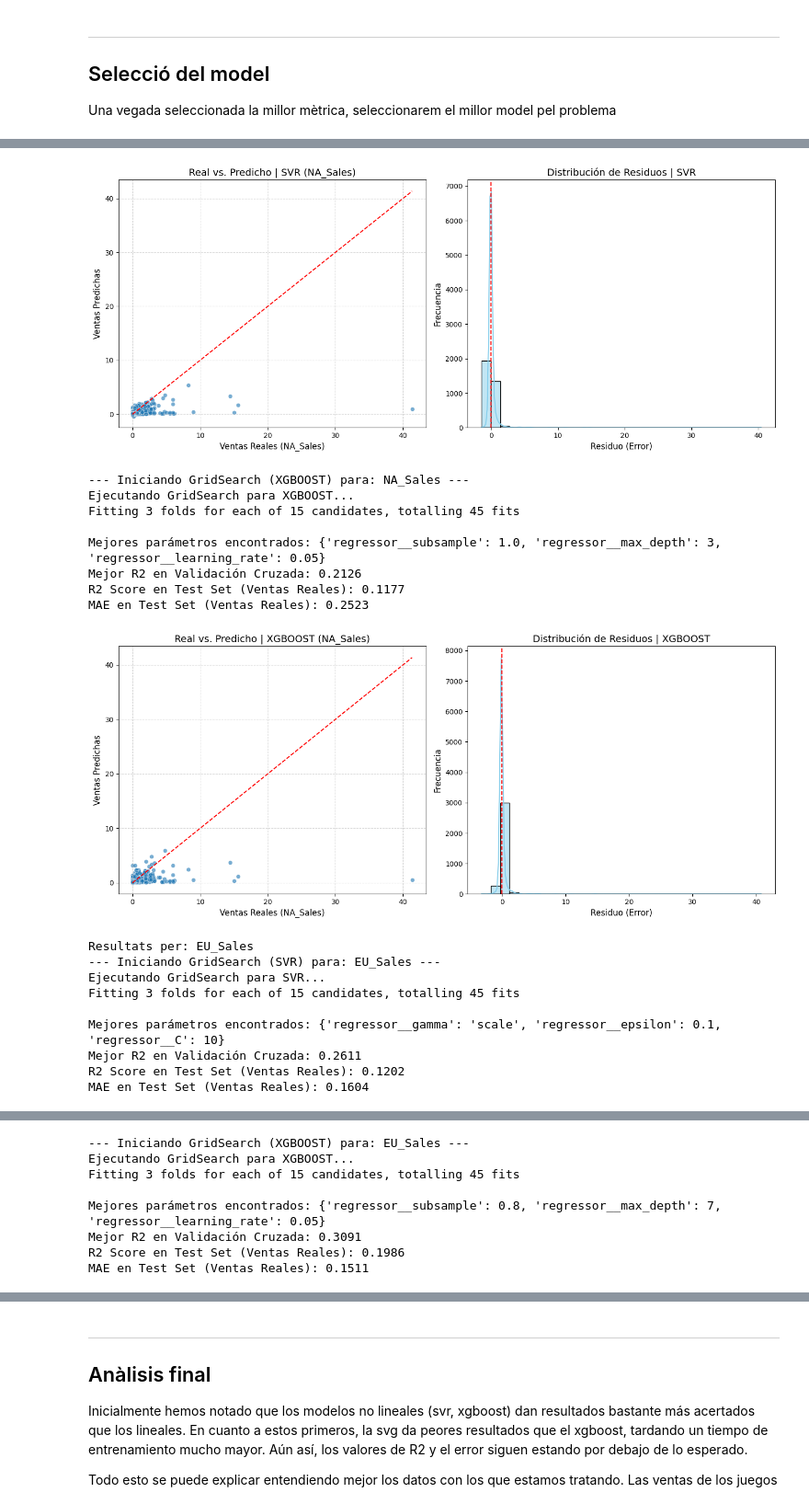
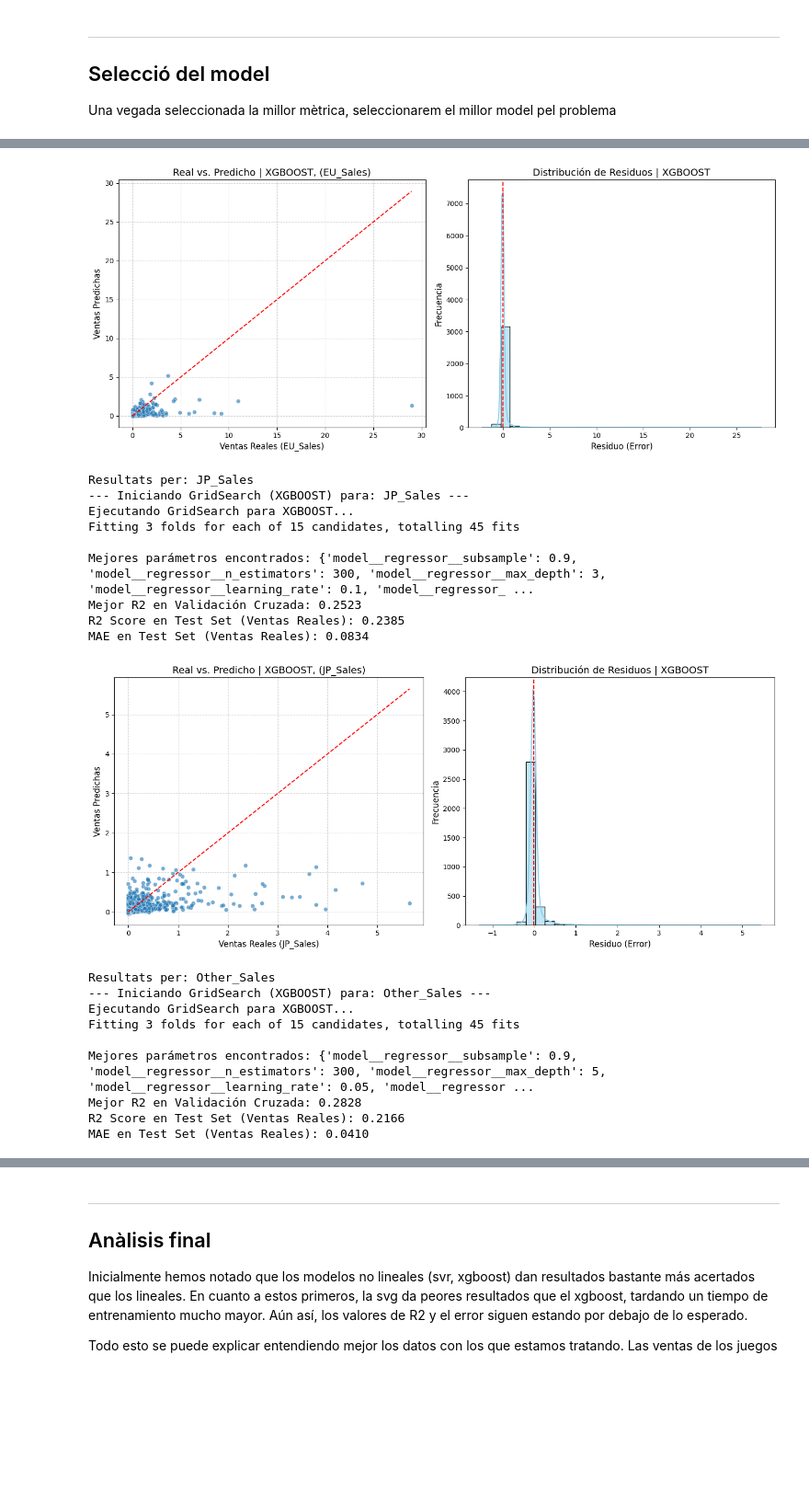
Before and after one commit to Emparans/video-games-sales-with-ratings, a Jupyter notebook: Kaggle.ipynb, the cells around one changed output, grey strips where cells are left out. Shown at 92% size. Drawn from its saved outputs; the diff is of its cells as text; code cells hidden in the pictures; blank space fills up the shorter version.

Commit message:
Created logaritmic wrapper for the xgboost

```diff
--- a/Kaggle.ipynb
+++ b/Kaggle.ipynb
@@ -404,7 +407,7 @@ rating_feature = ['Rating']
 rating_categories = [['RP', 'EC', 'K-A', 'E', 'E10+', 'T', 'M', 'AO']]
 genre_platform_features = ['Genre', 'Platform']
 publisher_feature = ['Publisher_Tier']
-tier_categories = [['Petit', 'Mitja', 'Gran']]
+tier_categories = [['Molt petit', 'Petit', 'Mitja', 'Gran', 'Gegant']]
 
 class UserScoreCleaner(BaseEstimator, TransformerMixin): #canvia esl tbd per nans a la columna user score i o pasa a float
     def fit(self, X, y=None):
@@ -426,9 +429,16 @@ class PublisherBinner(BaseEstimator, TransformerMixin): #codifica els publishers
 
         def classify(publisher):
             count = self.publisher_counts_.get(publisher, 0)
-            if count >= 1000: return 'Gran'
-            elif count >= 300: return 'Mitja'
-            else: return 'Petit'
+            if count >= 1000:
+              return 'Gegant'
+            elif count >= 600:
+              return 'Gran'
+            elif count >= 300:
+              return 'Mitja'
+            elif count >= 50:
+              return 'Petit'
+            else:
+              return 'Molt petit'
 
         X['Publisher_Tier'] = X['Publisher'].apply(classify)
 
@@ -454,7 +464,7 @@ def construir_preprocesador():
     # 3. Genre: Imputar moda -> OneHotEncoder
     genre_platform_transformer = Pipeline(steps=[
         ('imputer', SimpleImputer(strategy='most_frequent')),
-        ('encoder', OneHotEncoder(handle_unknown='ignore', sparse_output=False, min_frequency=0.04))
+        ('encoder', OneHotEncoder(handle_unknown='ignore', sparse_output=False))
     ])
 
     # 4. Publisher Tier: Imputar moda -> OrdinalEncoder
@@ -626,9 +616,6 @@ targets = ['Global_Sales','NA_Sales', 'EU_Sales', 'JP_Sales', 'Other_Sales']
 
 for t in targets:
   print("Resultats per: " + t)
-  # 1. Regresión Ridge
-  model_svr = entrenar_modelos_no_lineales(df, target_col=t, modelo_no_lineal_tipo='svr')
-  # 2. Regresión Lasso
-  model_xgboost = entrenar_modelos_no_lineales(df, target_col=t, modelo_no_lineal_tipo='xgboost')
+  model_xgboost = entrenar_modelos_no_lineales(df, target_col=t)
 # %% [output]
 Resultats per: Global_Sales
@@ -662,19 +650,20 @@ MAE en Test Set (Ventas Reales): 0.2249
-[figure, old version]
+[figure, new version]
---- Iniciando GridSearch (XGBOOST) para: NA_Sales ---
+Resultats per: JP_Sales
+--- Iniciando GridSearch (XGBOOST) para: JP_Sales ---
 Ejecutando GridSearch para XGBOOST...
 Fitting 3 folds for each of 15 candidates, totalling 45 fits
 
-Mejores parámetros encontrados: {'regressor__subsample': 1.0, 'regressor__max_depth': 3, 'regressor__learning_rate': 0.05}
-Mejor R2 en Validación Cruzada: 0.2126
-R2 Score en Test Set (Ventas Reales): 0.1177
-MAE en Test Set (Ventas Reales): 0.2523
+Mejores parámetros encontrados: {'model__regressor__subsample': 0.9, 'model__regressor__n_estimators': 300, 'model__regressor__max_depth': 3, 'model__regressor__learning_rate': 0.1, 'model__regressor_ ...
+Mejor R2 en Validación Cruzada: 0.2523
+R2 Score en Test Set (Ventas Reales): 0.2385
+MAE en Test Set (Ventas Reales): 0.0834
-[figure, old version]
+[figure, new version]
-Resultats per: EU_Sales
---- Iniciando GridSearch (SVR) para: EU_Sales ---
-Ejecutando GridSearch para SVR...
+Resultats per: Other_Sales
+--- Iniciando GridSearch (XGBOOST) para: Other_Sales ---
+Ejecutando GridSearch para XGBOOST...
 Fitting 3 folds for each of 15 candidates, totalling 45 fits
 
-Mejores parámetros encontrados: {'regressor__gamma': 'scale', 'regressor__epsilon': 0.1, 'regressor__C': 10}
-Mejor R2 en Validación Cruzada: 0.2611
-R2 Score en Test Set (Ventas Reales): 0.1202
-MAE en Test Set (Ventas Reales): 0.1604
+Mejores parámetros encontrados: {'model__regressor__subsample': 0.9, 'model__regressor__n_estimators': 300, 'model__regressor__max_depth': 5, 'model__regressor__learning_rate': 0.05, 'model__regressor ...
+Mejor R2 en Validación Cruzada: 0.2828
+R2 Score en Test Set (Ventas Reales): 0.2166
+MAE en Test Set (Ventas Reales): 0.0410
@@ -682,8 +670,0 @@ MAE en Test Set (Ventas Reales): 0.1604
---- Iniciando GridSearch (XGBOOST) para: EU_Sales ---
-Ejecutando GridSearch para XGBOOST...
-Fitting 3 folds for each of 15 candidates, totalling 45 fits
-
-Mejores parámetros encontrados: {'regressor__subsample': 0.8, 'regressor__max_depth': 7, 'regressor__learning_rate': 0.05}
-Mejor R2 en Validación Cruzada: 0.3091
-R2 Score en Test Set (Ventas Reales): 0.1986
-MAE en Test Set (Ventas Reales): 0.1511
```
Also changed, not shown: parts of 5 cells of this notebook.
